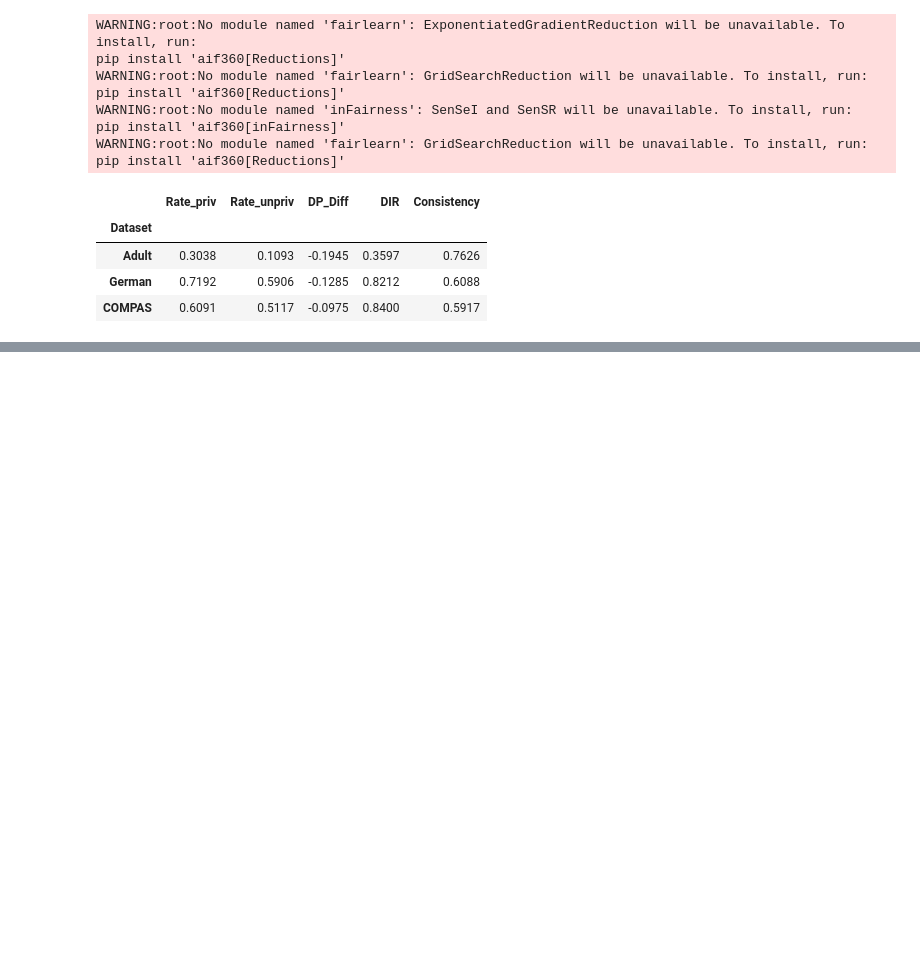
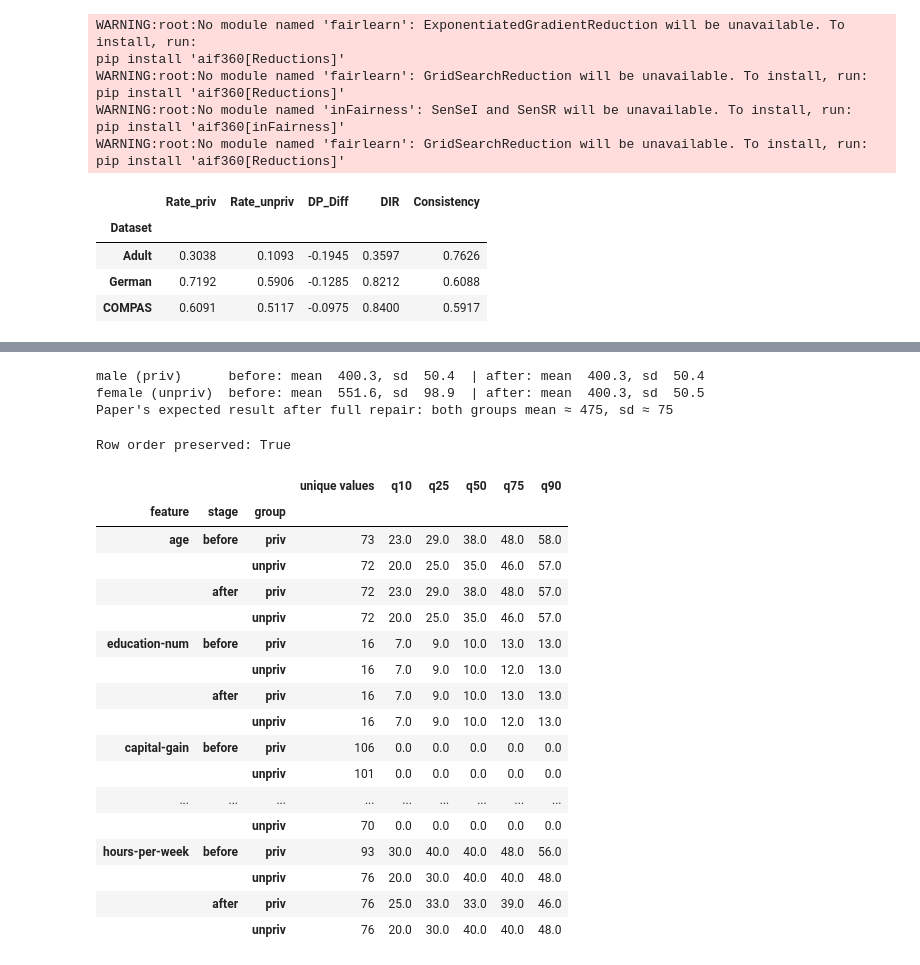
Before and after one commit to rayanasajith/fairness-disparate-impact-remover, a Jupyter notebook: Untitled10.ipynb, the cells around one changed output, grey strips where cells are left out. Drawn from its saved outputs; the diff is of its cells as text; code cells hidden in the pictures; blank space fills up the shorter version.

```diff
--- a/Untitled10.ipynb
+++ b/Untitled10.ipynb
@@ -241,0 +363,69 @@ def stratified_split(ds, seed, test_size=TEST_SIZE):
+# %%
+# Reproduce the example of Figure 1 in Feldman et al. (2015):
+# SAT scores ~ N(400, 50) for males (privileged) and N(550, 100) for females.
+# According to the paper, a full repair maps BOTH groups onto the "median"
+# distribution, which for two groups is N(475, 75).
+from aif360.datasets import BinaryLabelDataset
+
+rng = np.random.default_rng(0)
+n = 5000
+sex = rng.integers(0, 2, n)                                    # 1 = male, 0 = female
+sat = np.where(sex == 1, rng.normal(400, 50, n), rng.normal(550, 100, n))
+y = rng.integers(0, 2, n)                                      # labels are irrelevant for the repair
+
+toy = BinaryLabelDataset(df=pd.DataFrame({"sat": sat, "sex": sex, "y": y}),
+                         label_names=["y"], protected_attribute_names=["sex"],
+                         favorable_label=1, unfavorable_label=0)
+toy_rep = DisparateImpactRemover(repair_level=1.0, sensitive_attribute="sex").fit_transform(toy)
+
+j = toy.feature_names.index("sat")
+g = toy.protected_attributes.ravel()
+for val, label in [(1, "male (priv)"), (0, "female (unpriv)")]:
+    m = g == val
+    print(f"{label:16s} before: mean {toy.features[m, j].mean():6.1f}, sd {toy.features[m, j].std():5.1f}"
+          f"  | after: mean {toy_rep.features[m, j].mean():6.1f}, sd {toy_rep.features[m, j].std():5.1f}")
+print("Paper's expected result after full repair: both groups mean ≈ 475, sd ≈ 75")
+# %% [output]
+male (priv)      before: mean  400.3, sd  50.4  | after: mean  400.3, sd  50.4
+female (unpriv)  before: mean  551.6, sd  98.9  | after: mean  400.3, sd  50.5
+Paper's expected result after full repair: both groups mean ≈ 475, sd ≈ 75
+# %%
+
+# If the repair works as in the paper, the 'after' rows of the two groups match.
+qs = [0.1, 0.25, 0.5, 0.75, 0.9]
+rows = []
+for jf, f in enumerate(train.feature_names):
+    if f in train.protected_attribute_names:
+        continue
+    for stage, data in [("before", train), ("after", rep1)]:
+        for grp, mask in [("priv", p), ("unpriv", ~p)]:
+            r = {"feature": f, "stage": stage, "group": grp,
+                 "unique values": len(np.unique(data.features[mask, jf]))}
+            r.update({f"q{int(q*100)}": np.quantile(data.features[mask, jf], q) for q in qs})
+            rows.append(r)
+
+# the repaired feature matrix must still match the original protected attribute.
+k = train.feature_names.index(cfg["protected"])
+print("Row order preserved:", np.array_equal(rep1.features[:, k], train.features[:, k]))
+
+pd.DataFrame(rows).set_index(["feature", "stage", "group"]).round(2)
+# %% [output]
+Row order preserved: True
+|  |  |  | unique values | q10 | q25 | q50 | q75 | q90 |
+| feature | stage | group |  |  |  |  |  |  |
+| age | before | priv | 73 | 23.0 | 29.0 | 38.0 | 48.0 | 58.0 |
+|  |  | unpriv | 72 | 20.0 | 25.0 | 35.0 | 46.0 | 57.0 |
+|  | after | priv | 72 | 23.0 | 29.0 | 38.0 | 48.0 | 57.0 |
+|  |  | unpriv | 72 | 20.0 | 25.0 | 35.0 | 46.0 | 57.0 |
+| education-num | before | priv | 16 | 7.0 | 9.0 | 10.0 | 13.0 | 13.0 |
+|  |  | unpriv | 16 | 7.0 | 9.0 | 10.0 | 12.0 | 13.0 |
+|  | after | priv | 16 | 7.0 | 9.0 | 10.0 | 13.0 | 13.0 |
+|  |  | unpriv | 16 | 7.0 | 9.0 | 10.0 | 12.0 | 13.0 |
+| capital-gain | before | priv | 106 | 0.0 | 0.0 | 0.0 | 0.0 | 0.0 |
+|  |  | unpriv | 101 | 0.0 | 0.0 | 0.0 | 0.0 | 0.0 |
+| ... | ... | ... | ... | ... | ... | ... | ... | ... |
+|  |  | unpriv | 70 | 0.0 | 0.0 | 0.0 | 0.0 | 0.0 |
+| hours-per-week | before | priv | 93 | 30.0 | 40.0 | 40.0 | 48.0 | 56.0 |
+|  |  | unpriv | 76 | 20.0 | 30.0 | 40.0 | 40.0 | 48.0 |
+|  | after | priv | 76 | 25.0 | 33.0 | 33.0 | 39.0 | 46.0 |
+|  |  | unpriv | 76 | 20.0 | 30.0 | 40.0 | 40.0 | 48.0 |
```
Also changed, not shown: parts of 6 cells of this notebook.
